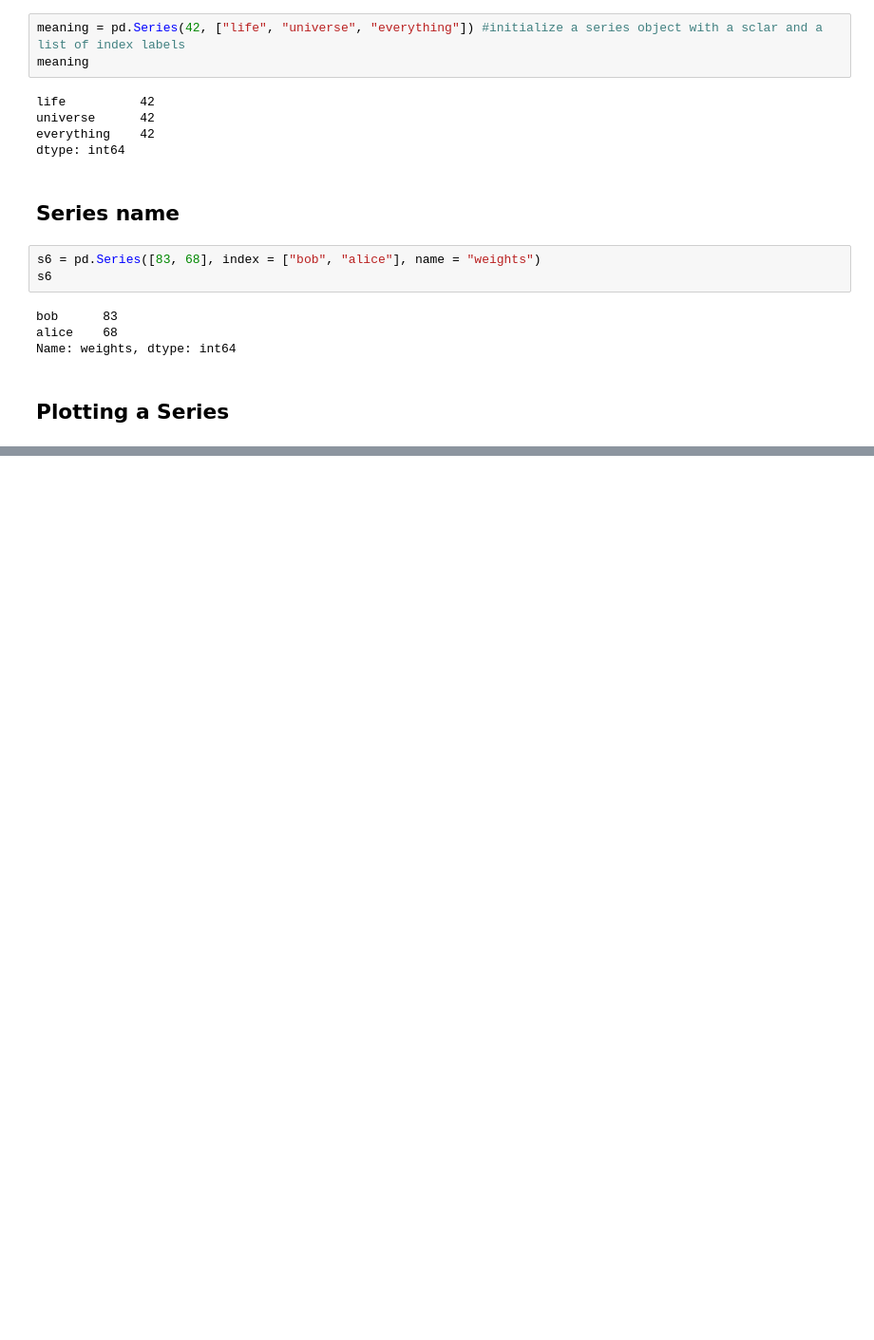
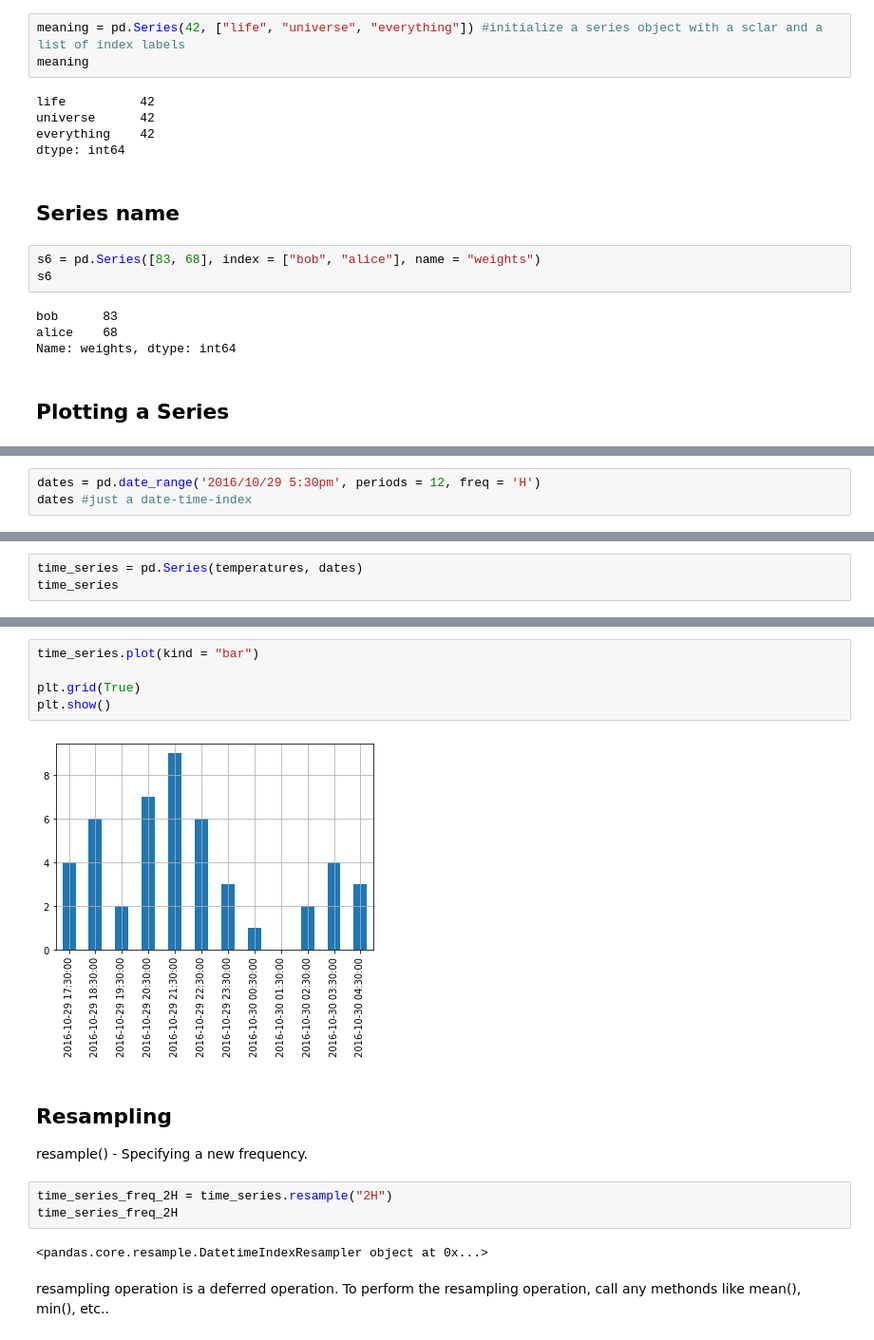
Before and after one commit to nagendraputhane/NumPy-Pandas, a Jupyter notebook: pandas.ipynb, the cells around one changed output, grey strips where cells are left out. Shown: that part at 95% size. Saved outputs shown, nothing was run; the diff lists cells and outputs as text; blank space fills up the shorter version.

```diff
--- a/pandas.ipynb
+++ b/pandas.ipynb
@@ -119,0 +131,3 @@ plt.show()
+# %%
+dates = pd.date_range('2016/10/29 5:30pm', periods = 12, freq = 'H')
+dates #just a date-time-index
@@ -119,0 +142,3 @@ plt.show()
+# %%
+time_series = pd.Series(temperatures, dates)
+time_series
@@ -119,0 +159,17 @@ plt.show()
+# %%
+time_series.plot(kind = "bar")
+
+plt.grid(True)
+plt.show()
+# %% [output]
+[figure, added]
+# %% [markdown]
+## Resampling
+resample() - Specifying a new frequency.
+# %%
+time_series_freq_2H = time_series.resample("2H")
+time_series_freq_2H
+# %% [output]
+<pandas.core.resample.DatetimeIndexResampler object at 0x...>
+# %% [markdown]
+resampling operation is a deferred operation. To perform the resampling operation, call any methonds like mean(), min(), etc..
```
Also changed, not shown: parts of 30 cells of this notebook.
